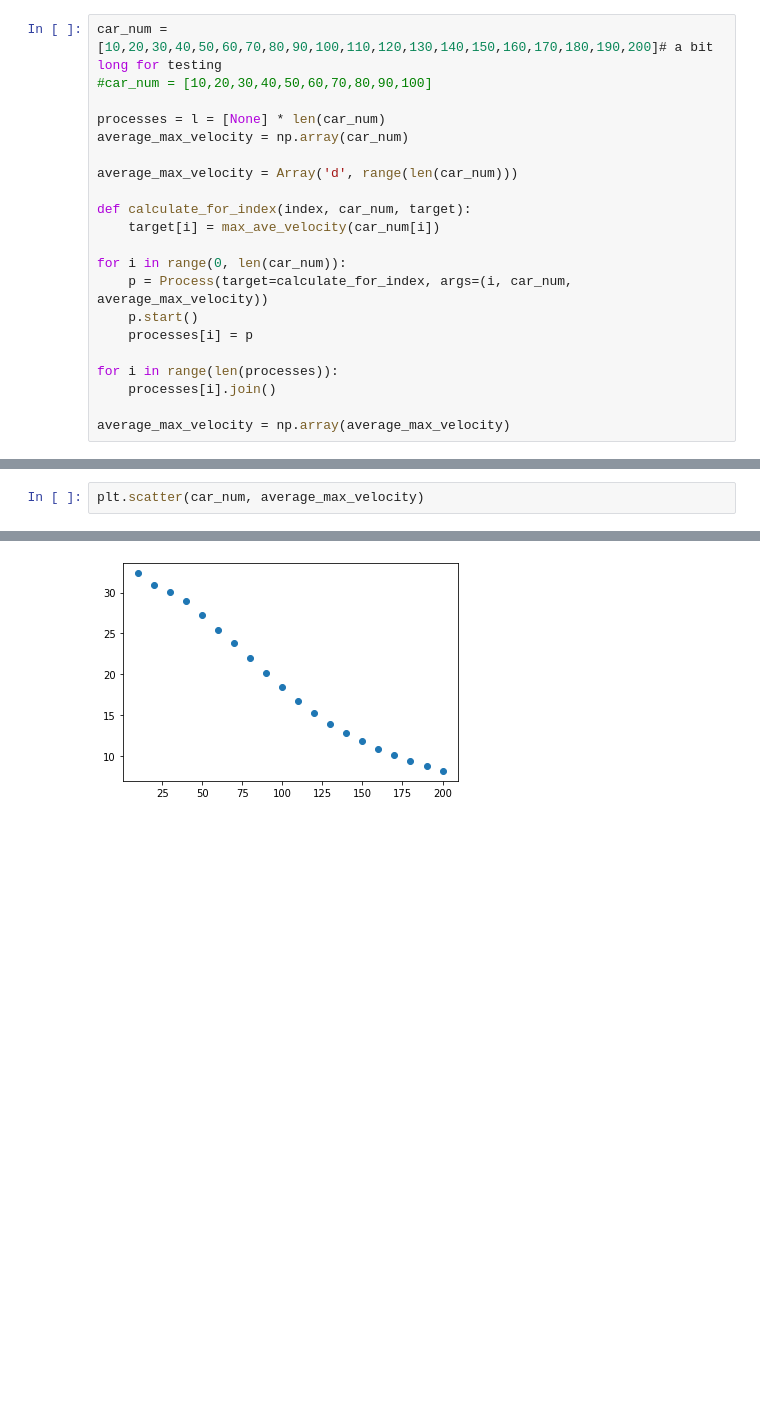
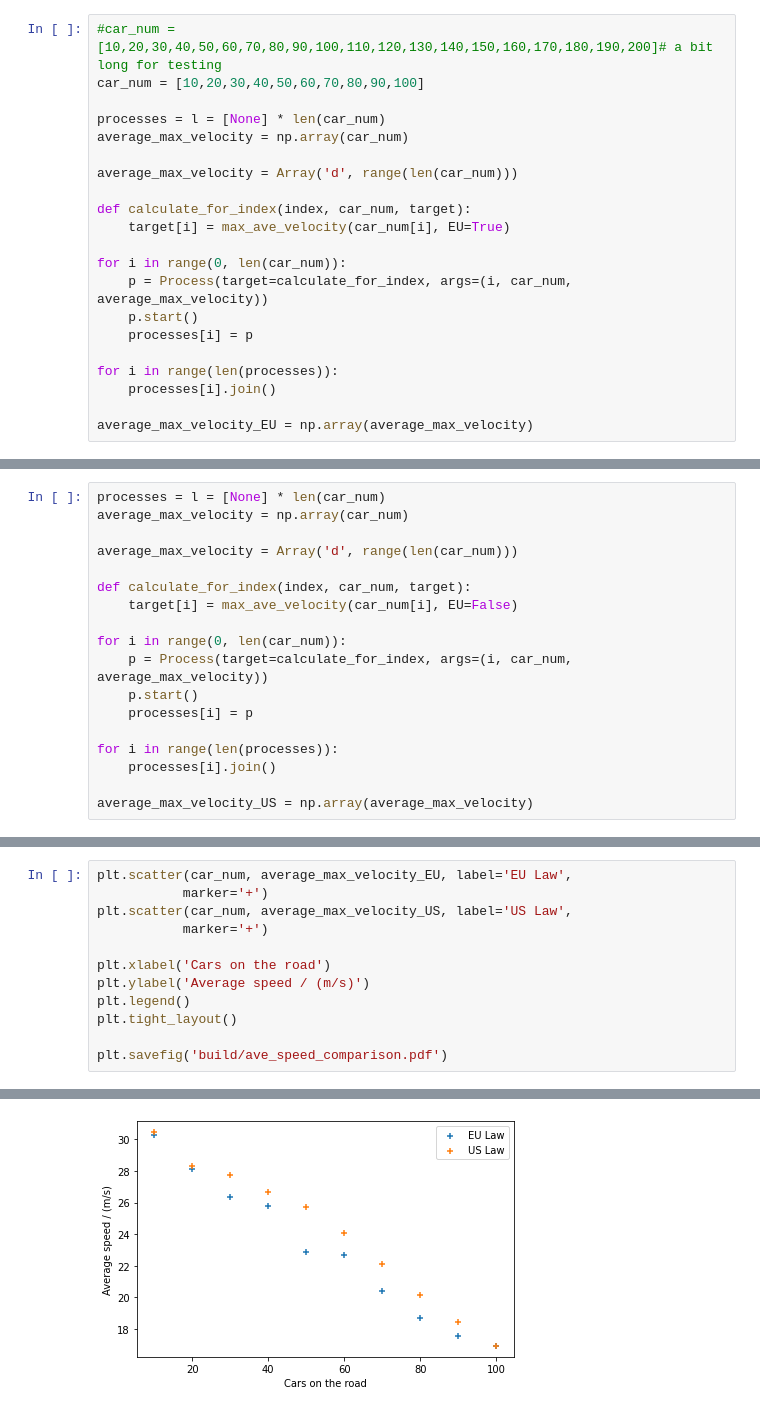
Before and after one commit to dormail/IntelligentDriver, a Jupyter notebook: python/MaxAverageExample.ipynb, the cells around one changed output, grey strips where cells are left out. Saved outputs shown, nothing was run; the diff lists cells and outputs as text; blank space fills up the shorter version.

```diff
--- a/python/MaxAverageExample.ipynb
+++ b/python/MaxAverageExample.ipynb
@@ -24,6 +25,6 @@ from multiprocessing import Pool, Process, Value, Array
 # %%
-car_num = [10,20,30,40,50,60,70,80,90,100,110,120,130,140,150,160,170,180,190,200]# a bit long for testing
-#car_num = [10,20,30,40,50,60,70,80,90,100]
+#car_num = [10,20,30,40,50,60,70,80,90,100,110,120,130,140,150,160,170,180,190,200]# a bit long for testing
+car_num = [10,20,30,40,50,60,70,80,90,100]
 
 processes = l = [None] * len(car_num)
 average_max_velocity = np.array(car_num)
@@ -31,7 +32,7 @@ average_max_velocity = np.array(car_num)
 average_max_velocity = Array('d', range(len(car_num)))
 
 def calculate_for_index(index, car_num, target):
-    target[i] = max_ave_velocity(car_num[i])
+    target[i] = max_ave_velocity(car_num[i], EU=True)
 
 for i in range(0, len(car_num)):
     p = Process(target=calculate_for_index, args=(i, car_num, average_max_velocity))
@@ -41,5 +42,5 @@ for i in range(0, len(car_num)):
 for i in range(len(processes)):
     processes[i].join()
 
-average_max_velocity = np.array(average_max_velocity)
+average_max_velocity_EU = np.array(average_max_velocity)
 # %% [output]
@@ -64,0 +57,18 @@ microscopicIDM --road-length 1500 --cars 200 --lanes 3 --step-width 0.0333333333
+# %%
+processes = l = [None] * len(car_num)
+average_max_velocity = np.array(car_num)
+
+average_max_velocity = Array('d', range(len(car_num)))
+
+def calculate_for_index(index, car_num, target):
+    target[i] = max_ave_velocity(car_num[i], EU=False)
+
+for i in range(0, len(car_num)):
+    p = Process(target=calculate_for_index, args=(i, car_num, average_max_velocity))
+    p.start()
+    processes[i] = p
+
+for i in range(len(processes)):
+    processes[i].join()
+
+average_max_velocity_US = np.array(average_max_velocity)
@@ -65,3 +86,13 @@ microscopicIDM --road-length 1500 --cars 200 --lanes 3 --step-width 0.0333333333
 # %%
-plt.scatter(car_num, average_max_velocity)
+plt.scatter(car_num, average_max_velocity_EU, label='EU Law',
+           marker='+')
+plt.scatter(car_num, average_max_velocity_US, label='US Law',
+           marker='+')
+
+plt.xlabel('Cars on the road')
+plt.ylabel('Average speed / (m/s)')
+plt.legend()
+plt.tight_layout()
+
+plt.savefig('build/ave_speed_comparison.pdf')
 # %% [output]
@@ -69 +99 @@ plt.scatter(car_num, average_max_velocity)
-[figure, old version]
+[figure, new version]
```
Also changed, not shown: parts of 16 cells of this notebook, 3 other files.
